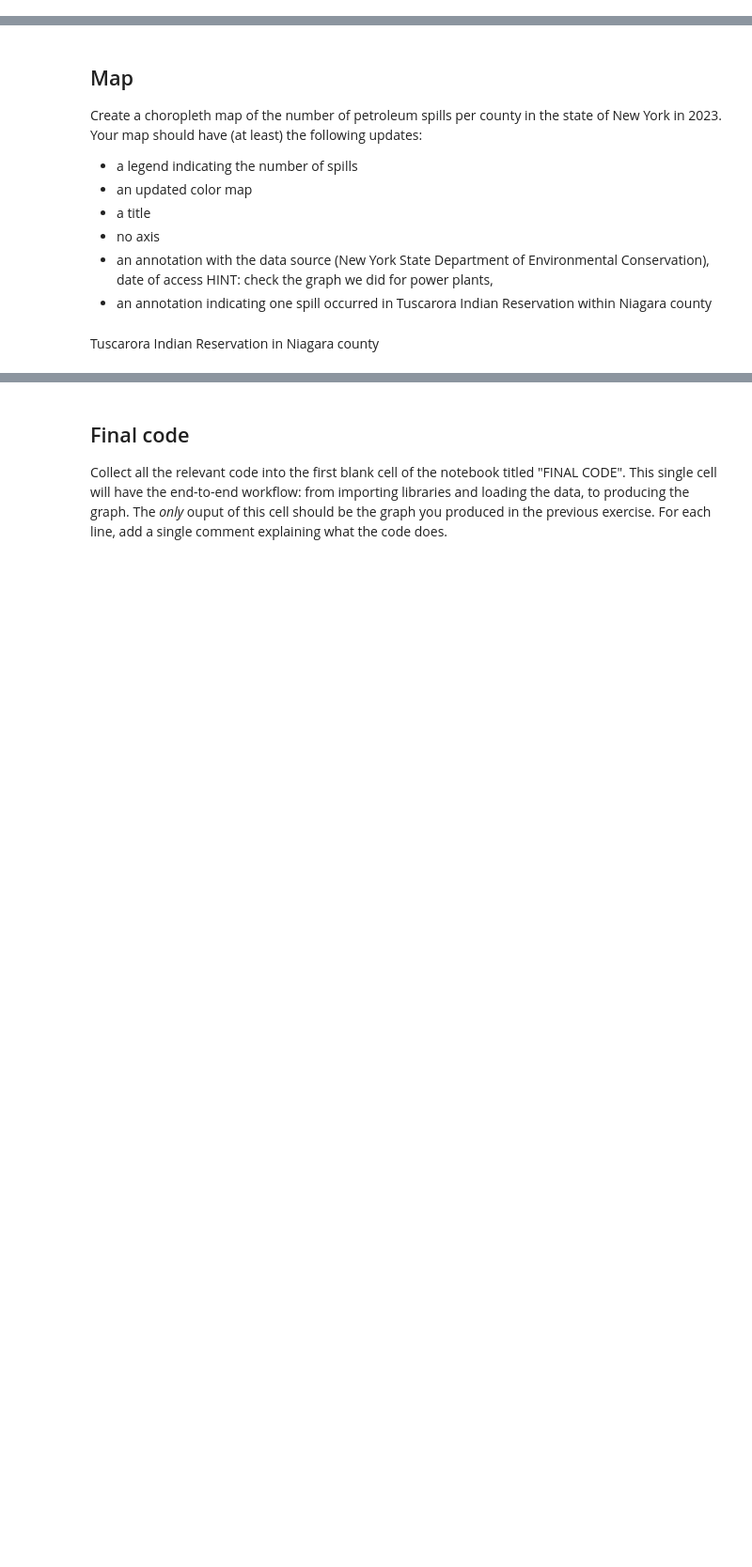
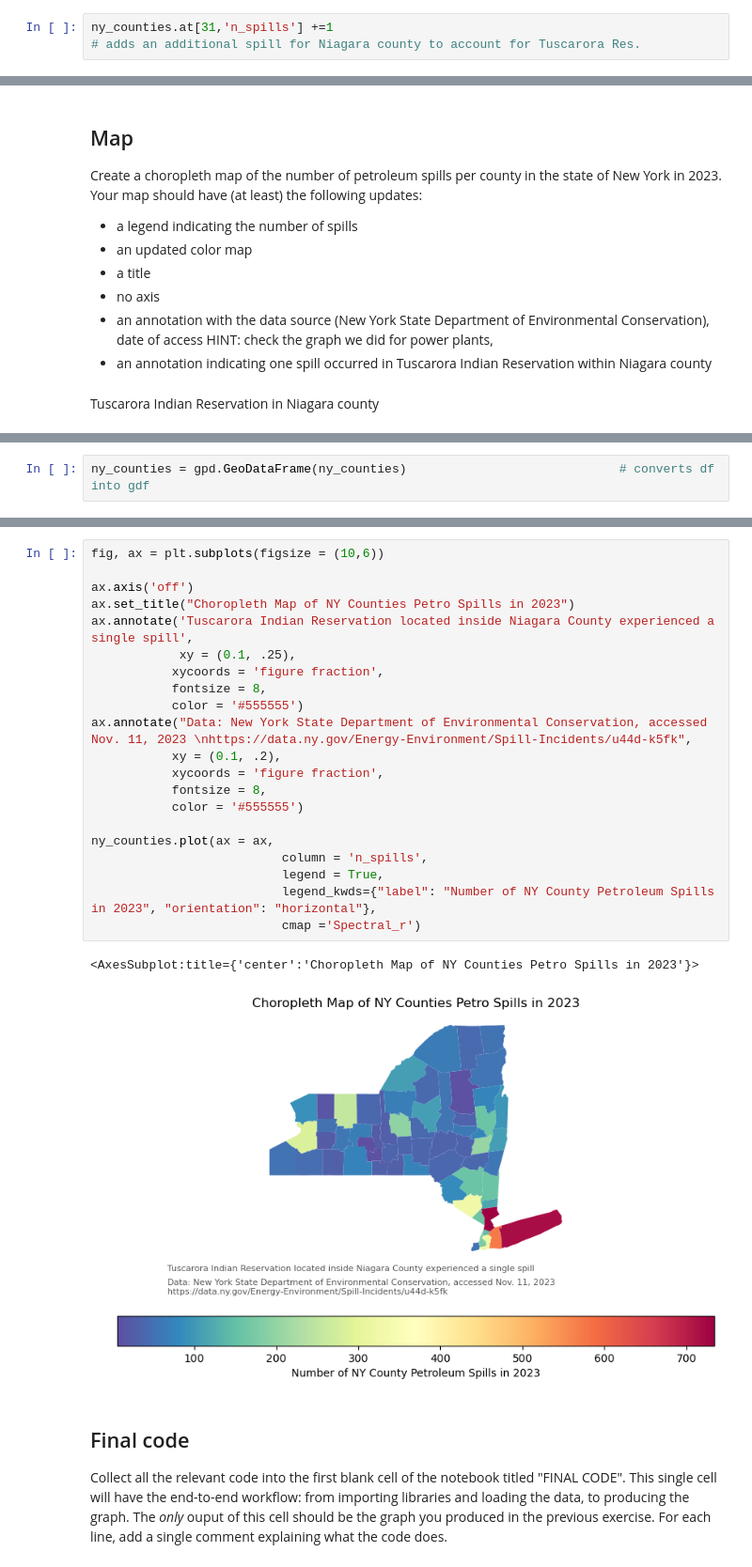
Before and after one commit to saingersoll/eds220-hwk-3, a Jupyter notebook: hwk3-task1-spills.ipynb, the cells around one changed output, grey strips where cells are left out. Shown at 94% size. Drawn from its saved outputs; the diff is of its cells as text; blank space fills up the shorter version.

```diff
--- a/hwk3-task1-spills.ipynb
+++ b/hwk3-task1-spills.ipynb
@@ -560,0 +544,2 @@ ny_counties
+# %%
+ny_counties.at[31,'n_spills'] +=1                                                             # adds an additional spill for Niagara county to account for Tuscarora Res.
@@ -574,0 +581,2 @@ Tuscarora Indian Reservation in Niagara county
+# %%
+ny_counties = gpd.GeoDataFrame(ny_counties)                             # converts df into gdf
@@ -600,3 +624,27 @@ ny_counties.plot(column = 'n_spills',
+# %%
+fig, ax = plt.subplots(figsize = (10,6))
+
+ax.axis('off')
+ax.set_title("Choropleth Map of NY Counties Petro Spills in 2023")
+ax.annotate('Tuscarora Indian Reservation located inside Niagara County experienced a single spill',
+            xy = (0.1, .25),
+           xycoords = 'figure fraction',
+           fontsize = 8,
+           color = '#555555')
+ax.annotate("Data: New York State Department of Environmental Conservation, accessed Nov. 11, 2023 \nhttps://data.ny.gov/Energy-Environment/Spill-Incidents/u44d-k5fk",
+           xy = (0.1, .2),
+           xycoords = 'figure fraction',
+           fontsize = 8,
+           color = '#555555')
+
+ny_counties.plot(ax = ax,
+                          column = 'n_spills',
+                          legend = True,
+                          legend_kwds={"label": "Number of NY County Petroleum Spills in 2023", "orientation": "horizontal"},
+                          cmap ='Spectral_r')
+# %% [output]
+<AxesSubplot:title={'center':'Choropleth Map of NY Counties Petro Spills in 2023'}>
+[figure, added]
 # %% [markdown]
 ## Final code
 
```
Also changed, not shown: parts of 18 cells of this notebook.
